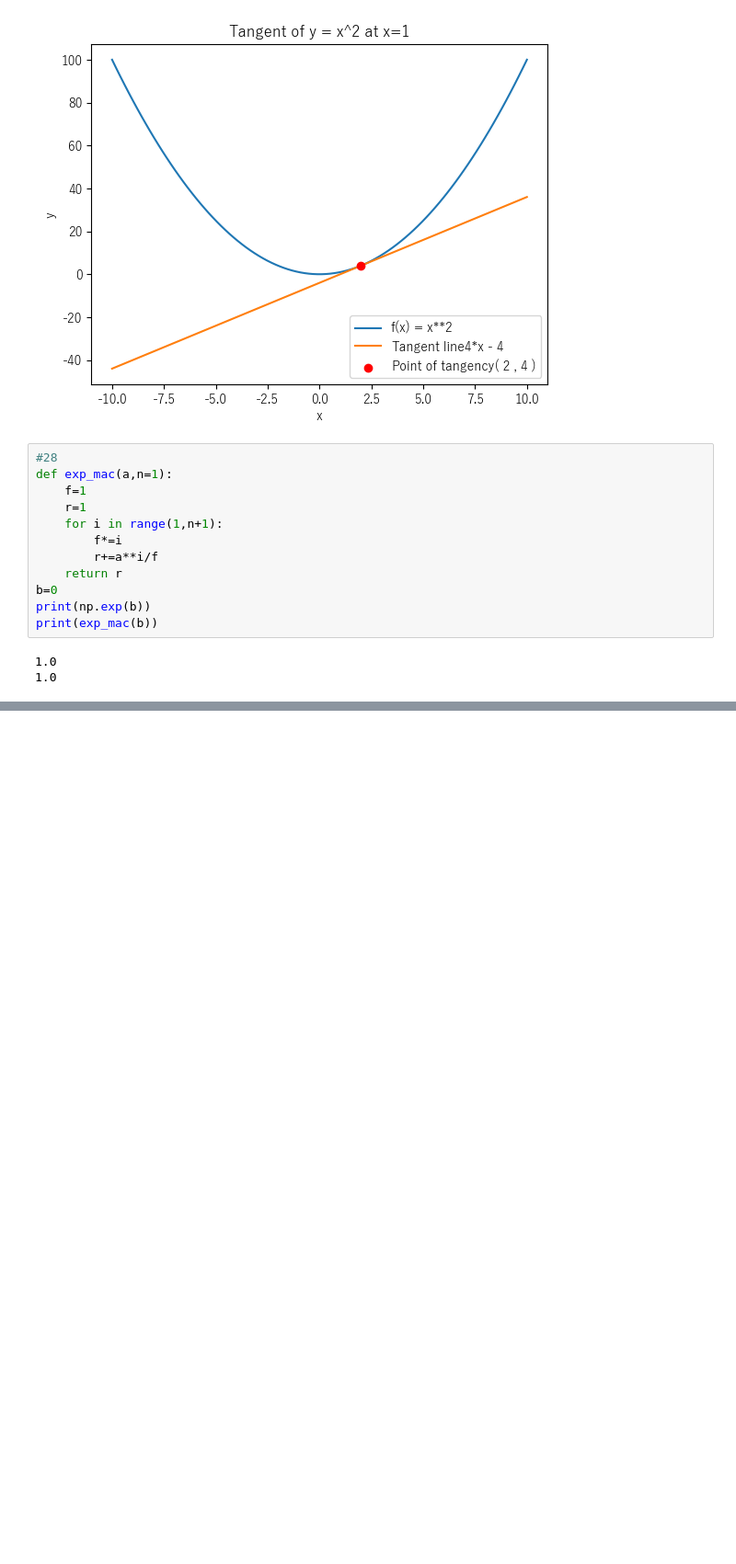
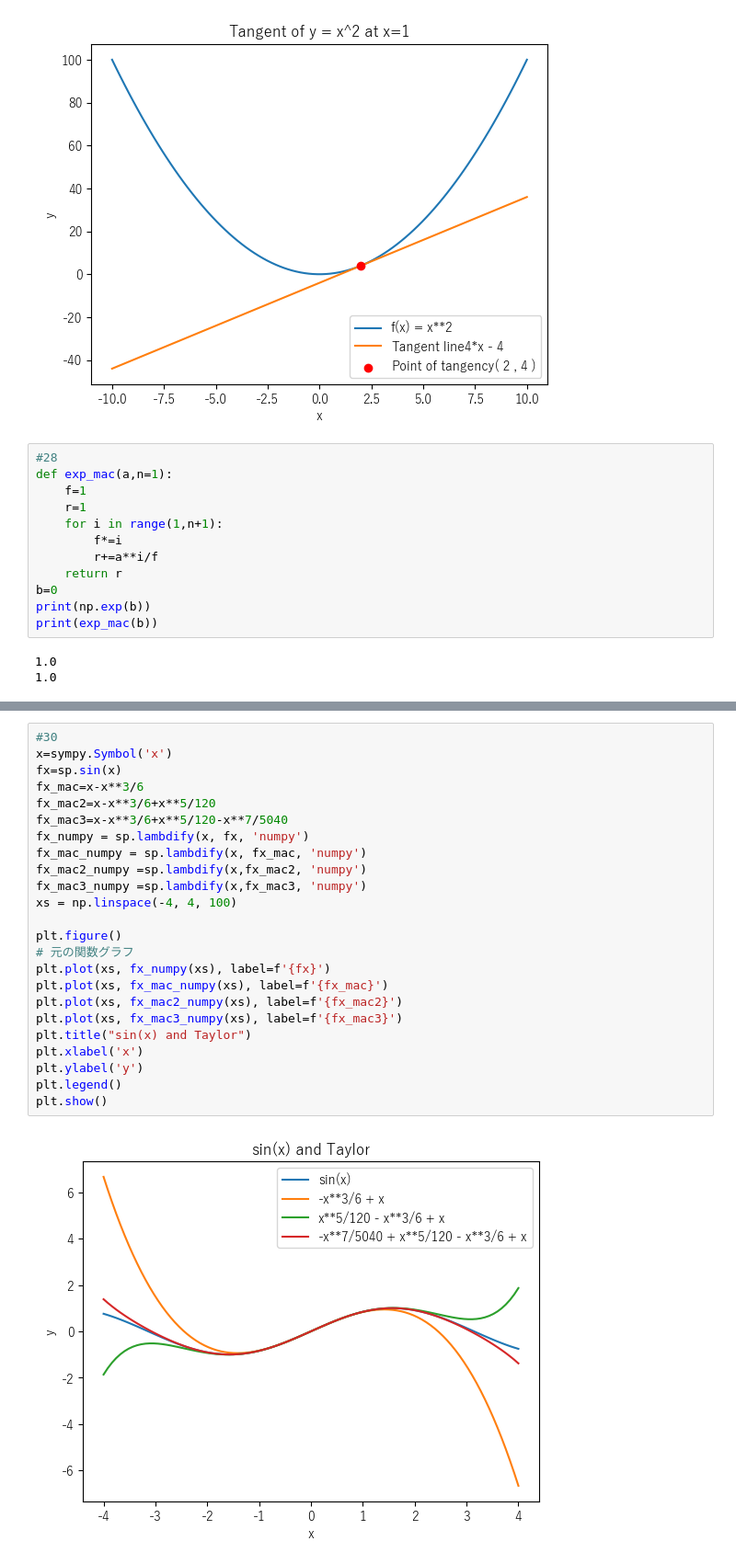
Before and after one commit to zdan2/biseki, a Jupyter notebook: c.ipynb, the cells around one changed output, grey strips where cells are left out. Shown: that part at 92% size. Saved outputs shown, nothing was run; the diff lists cells and outputs as text; blank space fills up the shorter version.

```diff
--- a/c.ipynb
+++ b/c.ipynb
@@ -236,0 +273,26 @@ print(exp_mac(b))
+# %%
+#30
+x=sympy.Symbol('x')
+fx=sp.sin(x)
+fx_mac=x-x**3/6
+fx_mac2=x-x**3/6+x**5/120
+fx_mac3=x-x**3/6+x**5/120-x**7/5040
+fx_numpy = sp.lambdify(x, fx, 'numpy')
+fx_mac_numpy = sp.lambdify(x, fx_mac, 'numpy')
+fx_mac2_numpy =sp.lambdify(x,fx_mac2, 'numpy')
+fx_mac3_numpy =sp.lambdify(x,fx_mac3, 'numpy')
+xs = np.linspace(-4, 4, 100)
+
+plt.figure()
+# 元の関数グラフ
+plt.plot(xs, fx_numpy(xs), label=f'{fx}')
+plt.plot(xs, fx_mac_numpy(xs), label=f'{fx_mac}')
+plt.plot(xs, fx_mac2_numpy(xs), label=f'{fx_mac2}')
+plt.plot(xs, fx_mac3_numpy(xs), label=f'{fx_mac3}')
+plt.title("sin(x) and Taylor")
+plt.xlabel('x')
+plt.ylabel('y')
+plt.legend()
+plt.show()
+# %% [output]
+[figure, added]
```
Also changed, not shown: parts of 3 cells of this notebook.
